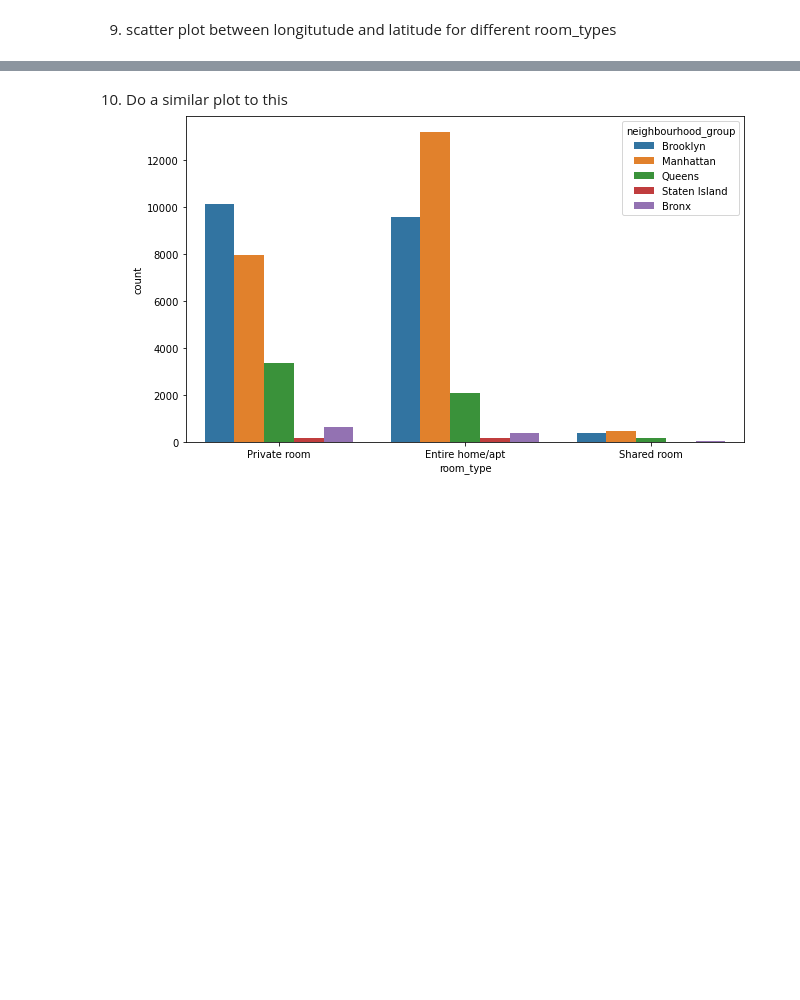
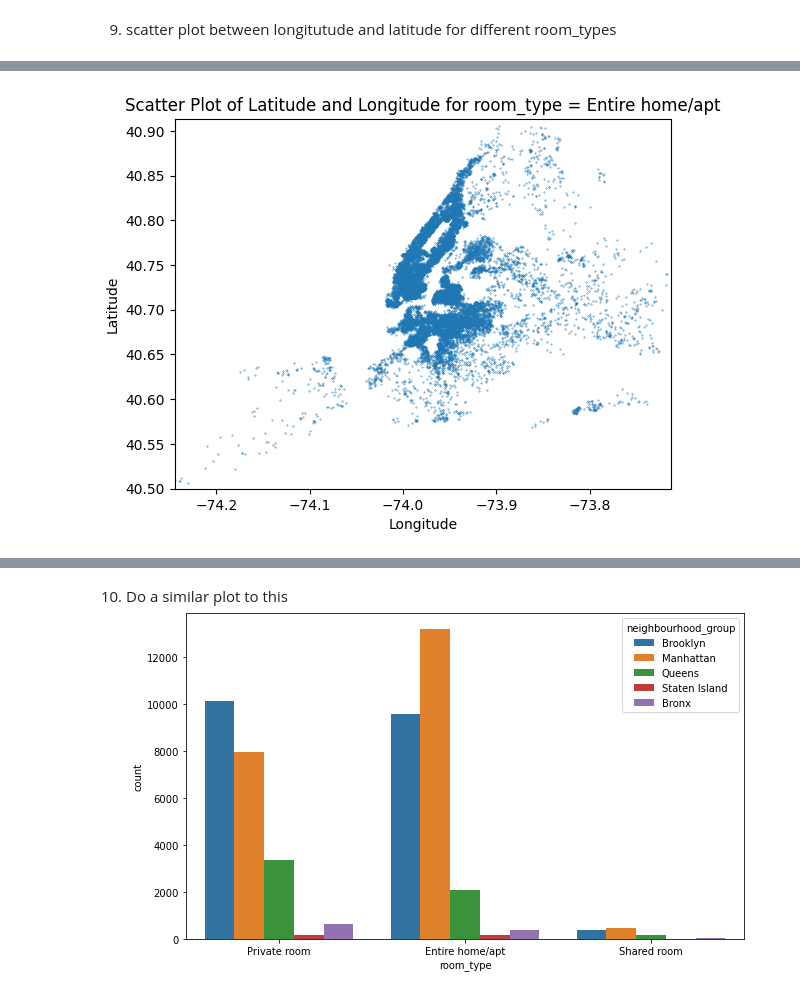
Before and after one commit to anand121shah/pythonDataSci, a Jupyter notebook: AirBnB_data.ipynb, the cells around one changed output, grey strips where cells are left out. Drawn from its saved outputs; the diff is of its cells as text; code cells hidden in the pictures; blank space fills up the shorter version.

```diff
--- a/AirBnB_data.ipynb
+++ b/AirBnB_data.ipynb
@@ -190,0 +200,10 @@ plt.show()
+# %%
+plt.scatter(df.loc[df['room_type'] == 'Entire home/apt', 'longitude'], df.loc[df['room_type'] == 'Entire home/apt', 'latitude'], s=0.1)
+plt.xlabel('Longitude')
+plt.ylabel('Latitude')
+plt.title('Scatter Plot of Latitude and Longitude for room_type = Entire home/apt')
+plt.xlim(-74.24442, -73.71299)
+plt.ylim(40.49979, 40.91306)
+plt.show()
+# %% [output]
+[figure, added]
```
Also changed, not shown: parts of 4 cells of this notebook.
